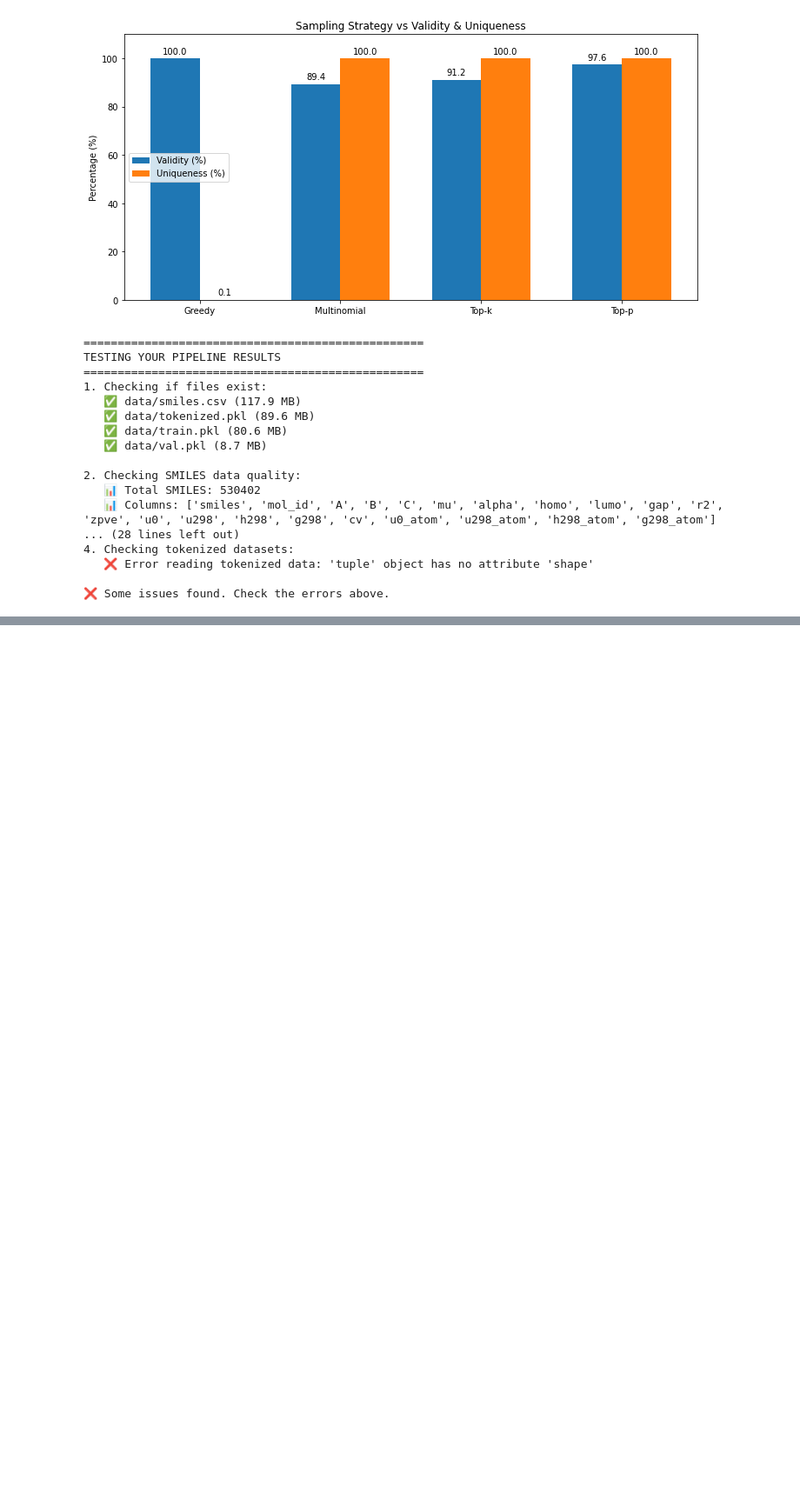
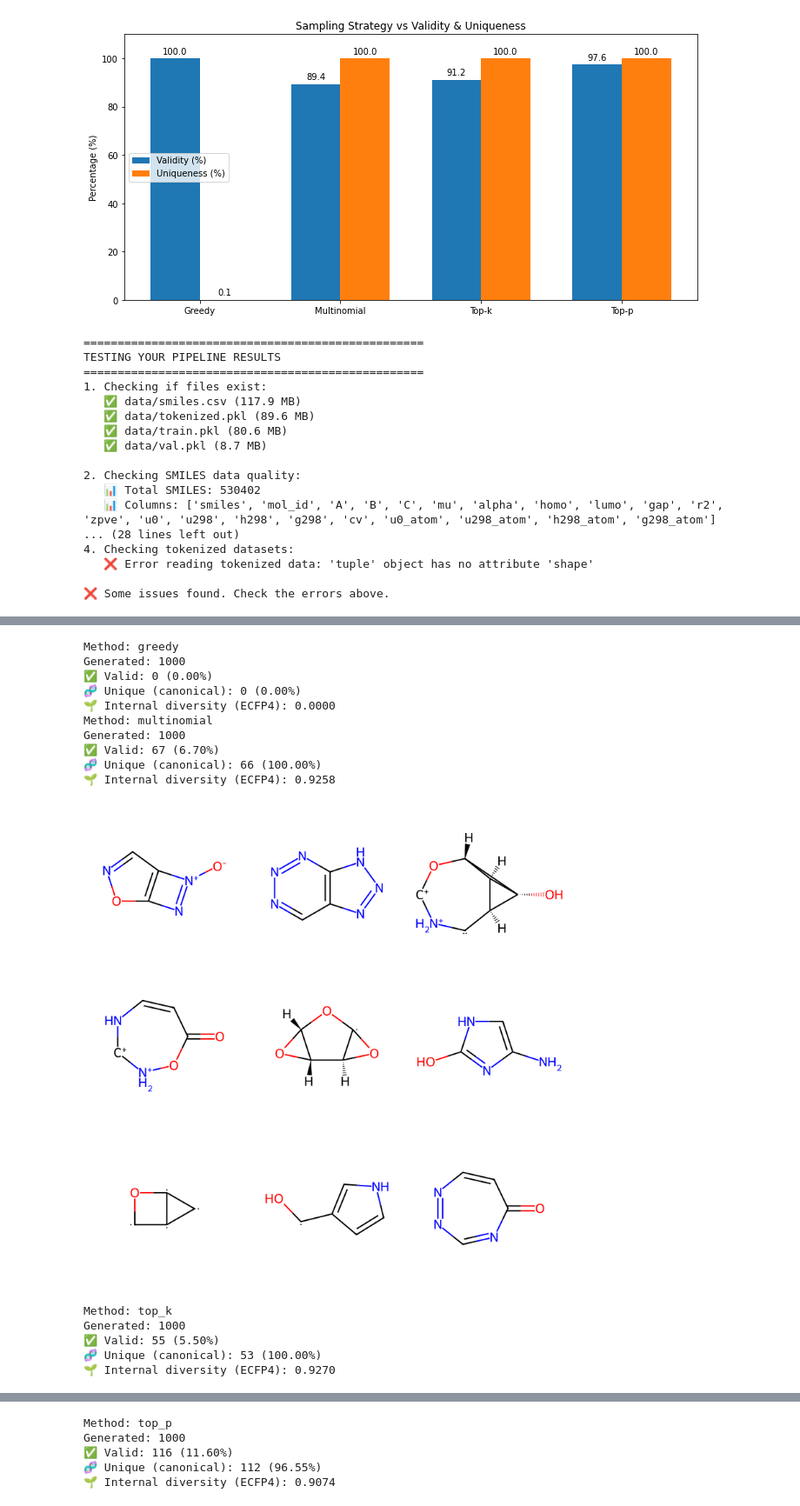
Before and after one commit to VisheshSaluja/MolGan---Transformer, a Jupyter notebook: run.ipynb, the cells around one changed output, grey strips where cells are left out. Shown at 87% size. Saved outputs shown, nothing was run; the diff lists cells and outputs as text; code cells hidden in the pictures; blank space fills up the shorter version.

```diff
--- a/run.ipynb
+++ b/run.ipynb
@@ -681,0 +857,15 @@ TESTING YOUR PIPELINE RESULTS
+# %%
+model = TransformerDecoder(
+    vocab_size=V,
+    d_model=CFG.d_model,
+    nhead=CFG.nhead,
+    num_layers=CFG.num_layers,
+    dim_feedforward=CFG.ffn_dim,
+    dropout=CFG.dropout,
+    max_len=CFG.max_len
+).to(device)
+
+optimizer = AdamW(model.parameters(), lr=CFG.lr, weight_decay=CFG.weight_decay)
+criterion = nn.CrossEntropyLoss(label_smoothing=CFG.label_smoothing, ignore_index=PAD)
+
+sum(p.numel() for p in model.parameters()) / 1e6
@@ -681,0 +1087,50 @@ TESTING YOUR PIPELINE RESULTS
+# %%
+import warnings
+from rdkit import RDLogger
+
+# Silence RDKit parse/deprecation noise
+RDLogger.DisableLog("rdApp.error")
+RDLogger.DisableLog("rdApp.warning")
+
+# Hide general deprecation/user warnings printed by other libs
+warnings.filterwarnings("ignore", category=DeprecationWarning)
+warnings.filterwarnings("ignore", category=UserWarning)
+
+
+
+
+
+
+
+methods = [
+    ("greedy", {}),
+    ("multinomial", {"temperature": 1.0}),
+    ("top_k", {"temperature": 1.0, "k": 50}),
+    ("top_p", {"temperature": 1.0, "p": 0.9}),
+]
+
+for name, params in methods:
+    _, valid, uniq = generate_and_eval(
+        method=name,
+        num_samples=1000,
+        max_len=128,
+        show_grid=True,   # <-- instead of saving PNG
+        **params
+    )
+# %% [output]
+Method: greedy
+Generated: 1000
+✅ Valid: 0 (0.00%)
+🧬 Unique (canonical): 0 (0.00%)
+🌱 Internal diversity (ECFP4): 0.0000
+Method: multinomial
+Generated: 1000
+✅ Valid: 67 (6.70%)
+🧬 Unique (canonical): 66 (100.00%)
+🌱 Internal diversity (ECFP4): 0.9258
+[figure, added]
+Method: top_k
+Generated: 1000
+✅ Valid: 55 (5.50%)
+🧬 Unique (canonical): 53 (100.00%)
+🌱 Internal diversity (ECFP4): 0.9270
@@ -681,0 +1138,5 @@ TESTING YOUR PIPELINE RESULTS
+Method: top_p
+Generated: 1000
+✅ Valid: 116 (11.60%)
+🧬 Unique (canonical): 112 (96.55%)
+🌱 Internal diversity (ECFP4): 0.9074
```
Also changed, not shown: parts of 12 cells of this notebook.
